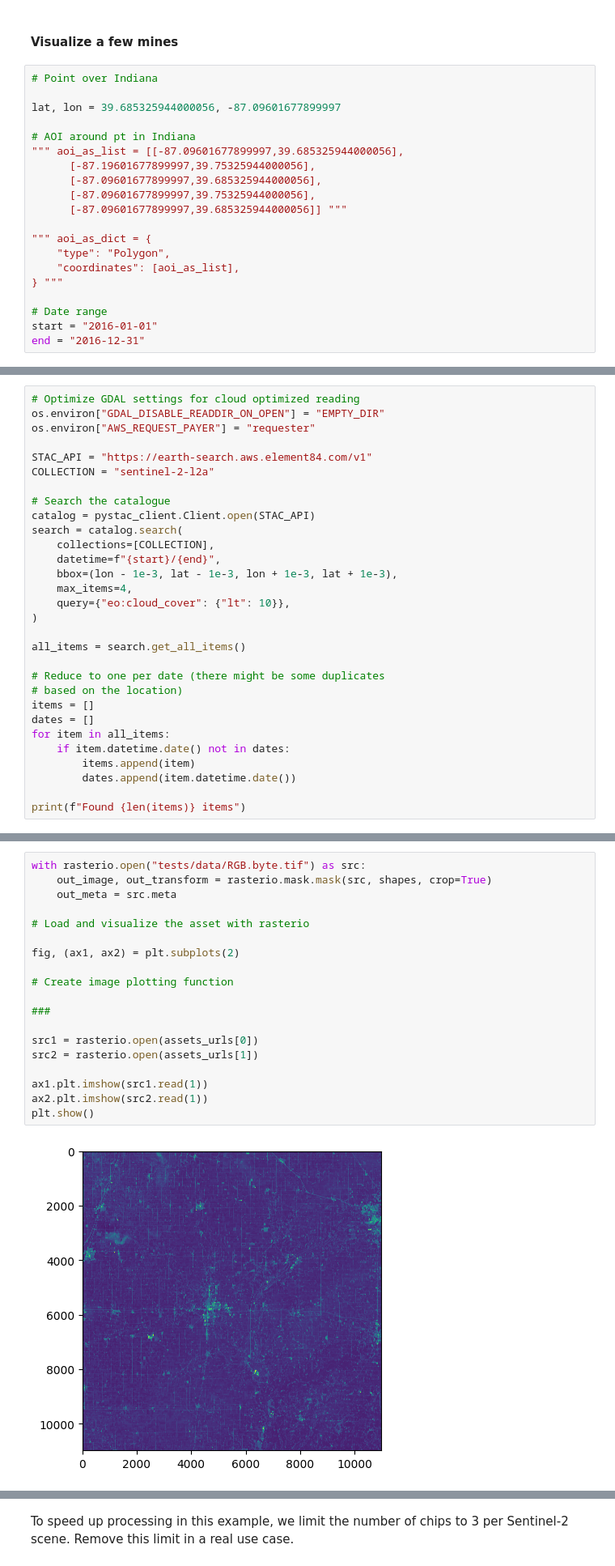
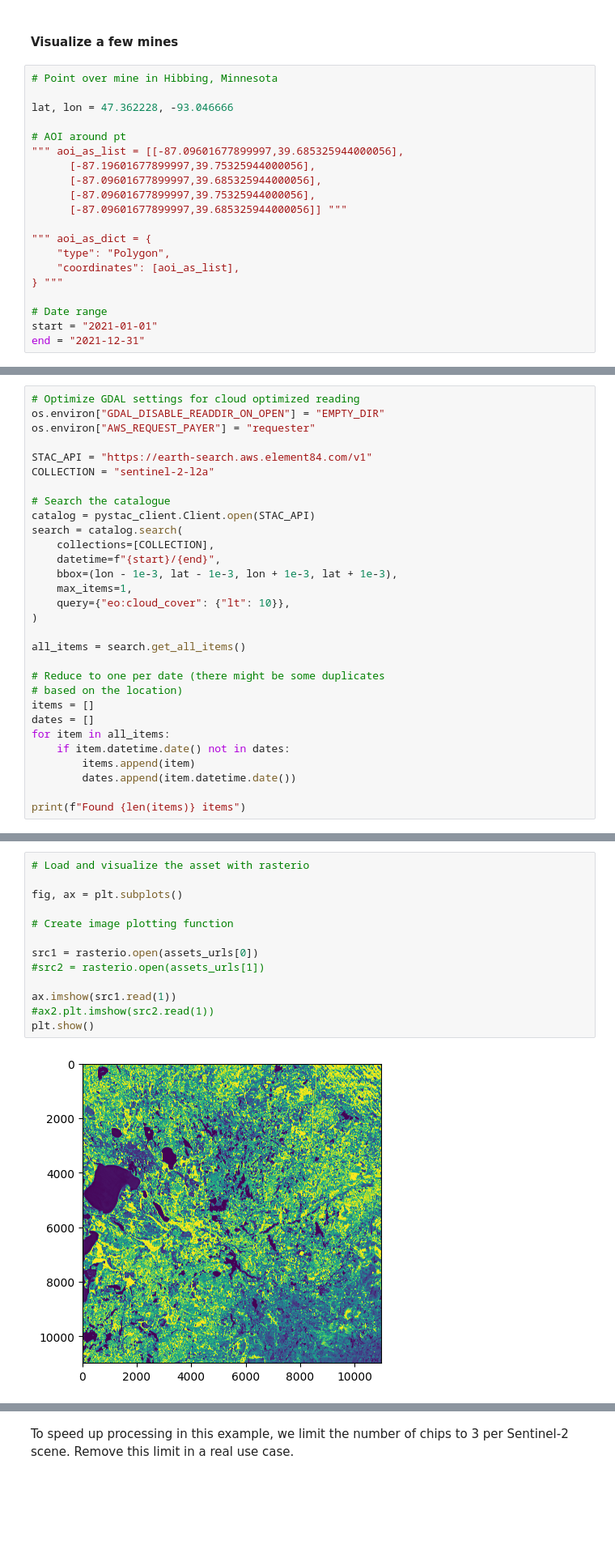
Before and after one commit to Ode-PBLLC/aquarry, a Jupyter notebook: mine_mapping.ipynb, the cells around one changed output, grey strips where cells are left out. Shown at 81% size. Saved outputs shown, nothing was run; the diff lists cells and outputs as text; blank space fills up the shorter version.

```diff
--- a/mine_mapping.ipynb
+++ b/mine_mapping.ipynb
@@ -348,11 +620,11 @@ plt.show()
 # %% [markdown]
 #### Visualize a few mines
 # %%
-# Point over Indiana
+# Point over mine in Hibbing, Minnesota
 
-lat, lon = 39.685325944000056, -87.09601677899997
+lat, lon = 47.362228, -93.046666
 
-# AOI around pt in Indiana
+# AOI around pt
 """ aoi_as_list = [[-87.09601677899997,39.685325944000056],
       [-87.19601677899997,39.75325944000056],
       [-87.09601677899997,39.685325944000056],
@@ -365,5 +637,5 @@ lat, lon = 39.685325944000056, -87.09601677899997
 } """
 
 # Date range
-start = "2016-01-01"
-end = "2016-12-31"
+start = "2021-01-01"
+end = "2021-12-31"
@@ -383,7 +653,7 @@ search = catalog.search(
     collections=[COLLECTION],
     datetime=f"{start}/{end}",
     bbox=(lon - 1e-3, lat - 1e-3, lon + 1e-3, lat + 1e-3),
-    max_items=4,
+    max_items=1,
     query={"eo:cloud_cover": {"lt": 10}},
 )
 
@@ -448,24 +735,18 @@ ValueError: Input shapes do not overlap raster.
 # %%
-with rasterio.open("tests/data/RGB.byte.tif") as src:
-    out_image, out_transform = rasterio.mask.mask(src, shapes, crop=True)
-    out_meta = src.meta
-
 # Load and visualize the asset with rasterio
 
-fig, (ax1, ax2) = plt.subplots(2)
+fig, ax = plt.subplots()
 
 # Create image plotting function
 
-###
+src1 = rasterio.open(assets_urls[0])
+#src2 = rasterio.open(assets_urls[1])
 
-src1 = rasterio.open(assets_urls[0])
-src2 = rasterio.open(assets_urls[1])
-
-ax1.plt.imshow(src1.read(1))
-ax2.plt.imshow(src2.read(1))
+ax.imshow(src1.read(1))
+#ax2.plt.imshow(src2.read(1))
 plt.show()
 # %% [output]
-[figure, old version]
+[figure, new version]
 # %% [markdown]
 ### Find data for AOI
 The first step is to find STAC items of imagery that we want to use to create embeddings. In this example we are going to use Earth Genome's composite dataset which comes with a great STAC catalog.
```
Also changed, not shown: parts of 46 cells of this notebook.
